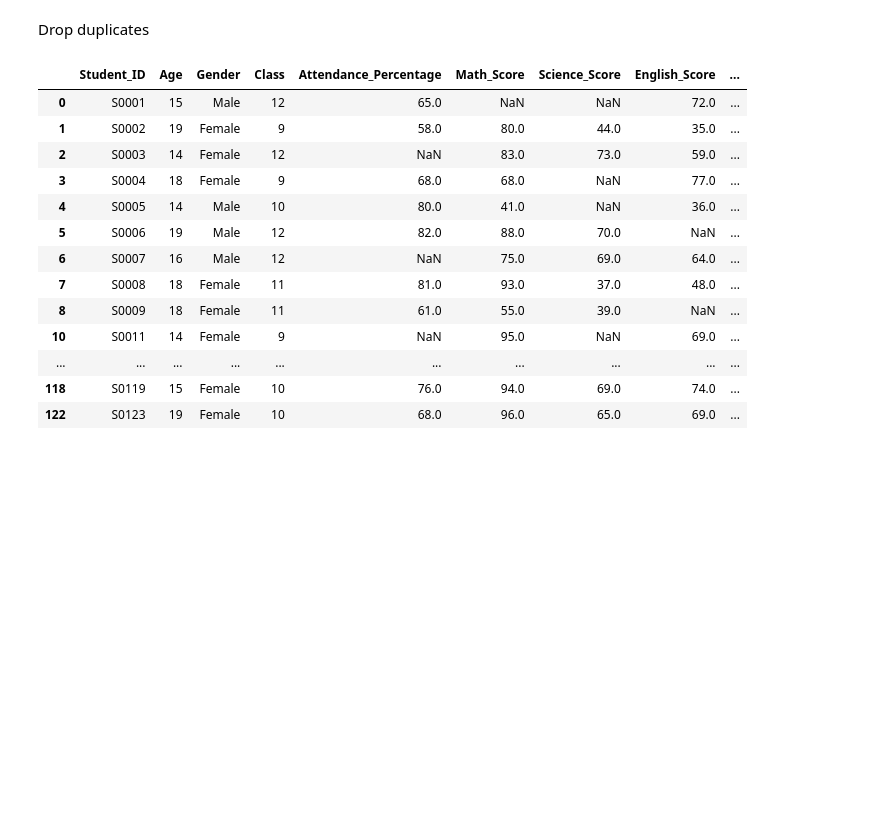
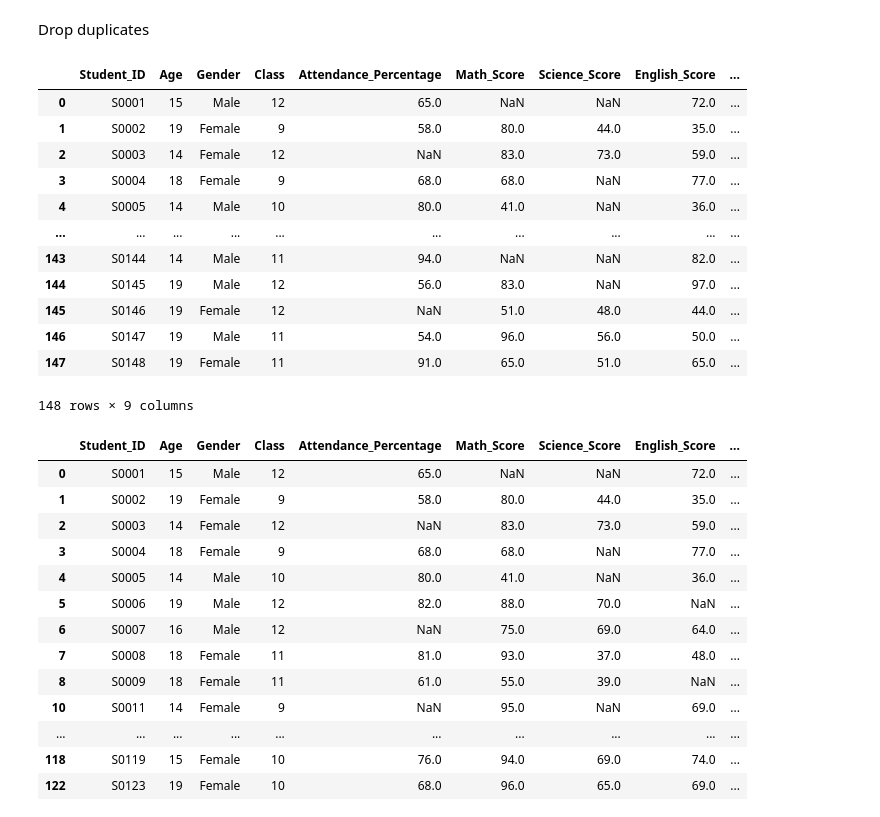
Before and after one commit to Pragnesh-10/Pandas_Notes, a Jupyter notebook: 08_filtering.ipynb, the cells around one changed output. Drawn from its saved outputs; the diff is of its cells as text; code cells hidden in the pictures; blank space fills up the shorter version.

```diff
--- a/08_filtering.ipynb
+++ b/08_filtering.ipynb
@@ -243,6 +243,23 @@ df[df.duplicated('Student_ID')]
 |  | Student_ID | Age | Gender | Class | Attendance_Percentage | Math_Score | Science_Score | English_Score | ... |
 # %% [markdown]
 Drop duplicates
+# %%
+df.drop_duplicates()
+# here by default it drops duplicates from all the columns if we want to drop duplicates from specific column then we can pass the column name as a parameter
+# %% [output]
+|  | Student_ID | Age | Gender | Class | Attendance_Percentage | Math_Score | Science_Score | English_Score | ... |
+| 0 | S0001 | 15 | Male | 12 | 65.0 | NaN | NaN | 72.0 | ... |
+| 1 | S0002 | 19 | Female | 9 | 58.0 | 80.0 | 44.0 | 35.0 | ... |
+| 2 | S0003 | 14 | Female | 12 | NaN | 83.0 | 73.0 | 59.0 | ... |
+| 3 | S0004 | 18 | Female | 9 | 68.0 | 68.0 | NaN | 77.0 | ... |
+| 4 | S0005 | 14 | Male | 10 | 80.0 | 41.0 | NaN | 36.0 | ... |
+| ... | ... | ... | ... | ... | ... | ... | ... | ... | ... |
+| 143 | S0144 | 14 | Male | 11 | 94.0 | NaN | NaN | 82.0 | ... |
+| 144 | S0145 | 19 | Male | 12 | 56.0 | 83.0 | NaN | 97.0 | ... |
+| 145 | S0146 | 19 | Female | 12 | NaN | 51.0 | 48.0 | 44.0 | ... |
+| 146 | S0147 | 19 | Male | 11 | 54.0 | 96.0 | 56.0 | 50.0 | ... |
+| 147 | S0148 | 19 | Female | 11 | 91.0 | 65.0 | 51.0 | 65.0 | ... |
+148 rows × 9 columns
 # %%
 # here we are dropping duplicates in math score column
 df.drop_duplicates(['Math_Score'])
```
Also changed, not shown: parts of 1 cell of this notebook, 1 other file.
